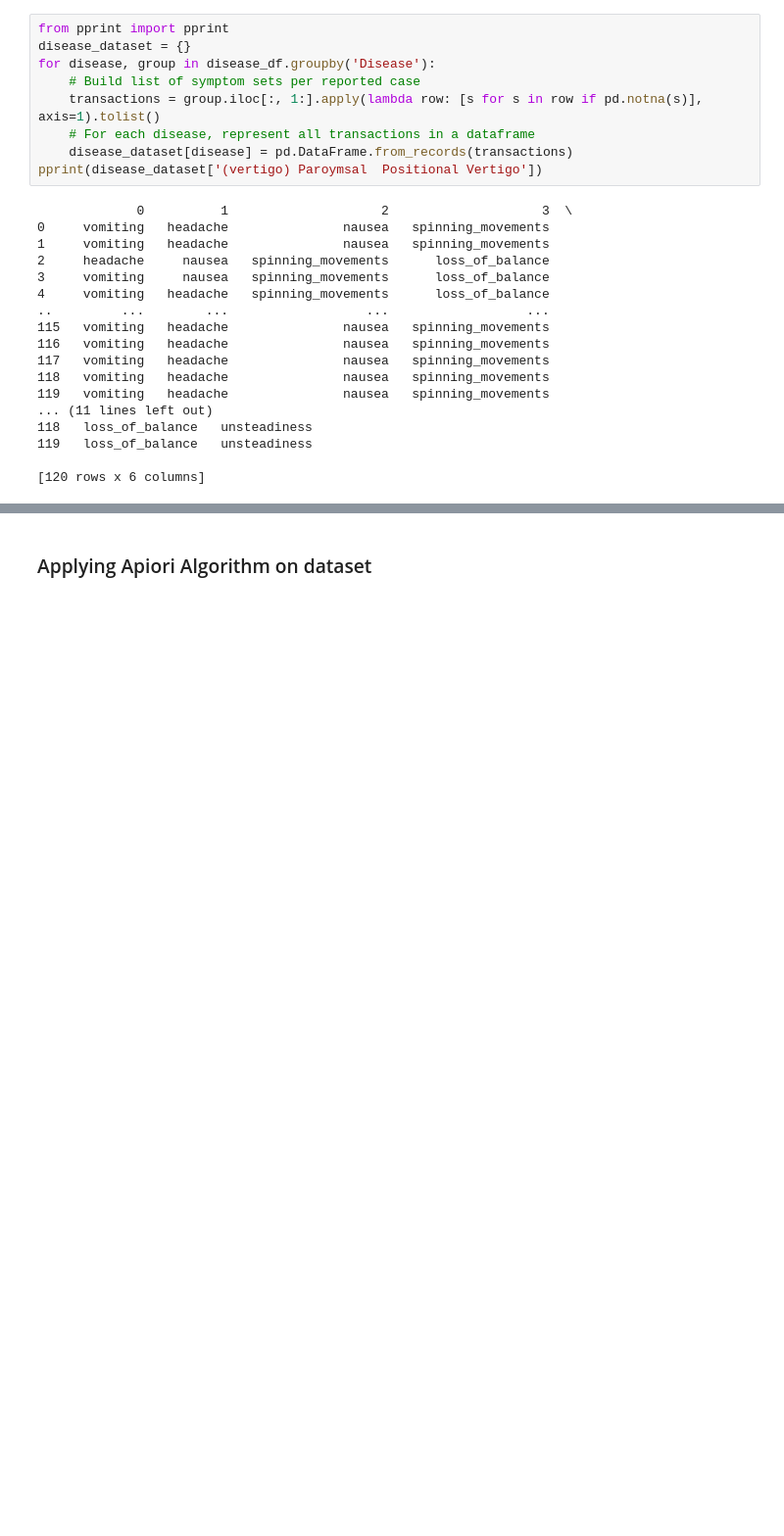
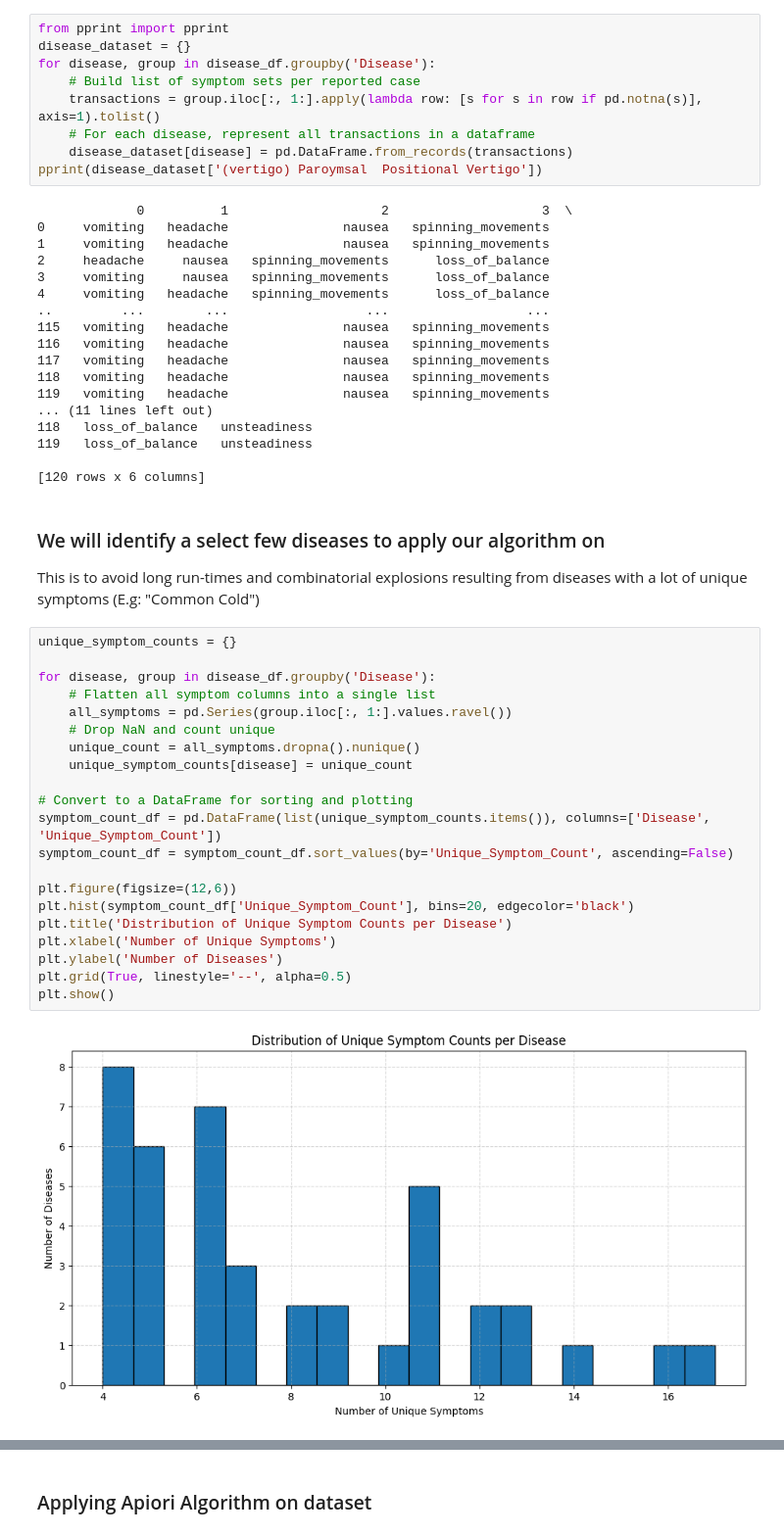
Before and after one commit to Tiltage/SC4020-DAnM-proj2, a Jupyter notebook: Task_1/task_1.ipynb, the cells around one changed output, grey strips where cells are left out. Shown at 98% size. Drawn from its saved outputs; the diff is of its cells as text; blank space fills up the shorter version.

```diff
--- a/Task_1/task_1.ipynb
+++ b/Task_1/task_1.ipynb
@@ -98,3 +107,30 @@ pprint(disease_dataset['(vertigo) Paroymsal  Positional Vertigo'])
 119   loss_of_balance   unsteadiness
 
 [120 rows x 6 columns]
+# %% [markdown]
+### We will identify a select few diseases to apply our algorithm on
+
+This is to avoid long run-times and combinatorial explosions resulting from diseases with a lot of unique symptoms (E.g: "Common Cold")
+# %%
+unique_symptom_counts = {}
+
+for disease, group in disease_df.groupby('Disease'):
+    # Flatten all symptom columns into a single list
+    all_symptoms = pd.Series(group.iloc[:, 1:].values.ravel())
+    # Drop NaN and count unique
+    unique_count = all_symptoms.dropna().nunique()
+    unique_symptom_counts[disease] = unique_count
+
+# Convert to a DataFrame for sorting and plotting
+symptom_count_df = pd.DataFrame(list(unique_symptom_counts.items()), columns=['Disease', 'Unique_Symptom_Count'])
+symptom_count_df = symptom_count_df.sort_values(by='Unique_Symptom_Count', ascending=False)
+
+plt.figure(figsize=(12,6))
+plt.hist(symptom_count_df['Unique_Symptom_Count'], bins=20, edgecolor='black')
+plt.title('Distribution of Unique Symptom Counts per Disease')
+plt.xlabel('Number of Unique Symptoms')
+plt.ylabel('Number of Diseases')
+plt.grid(True, linestyle='--', alpha=0.5)
+plt.show()
+# %% [output]
+[figure, added]
```
Also changed, not shown: parts of 11 cells of this notebook, 3 other files.
